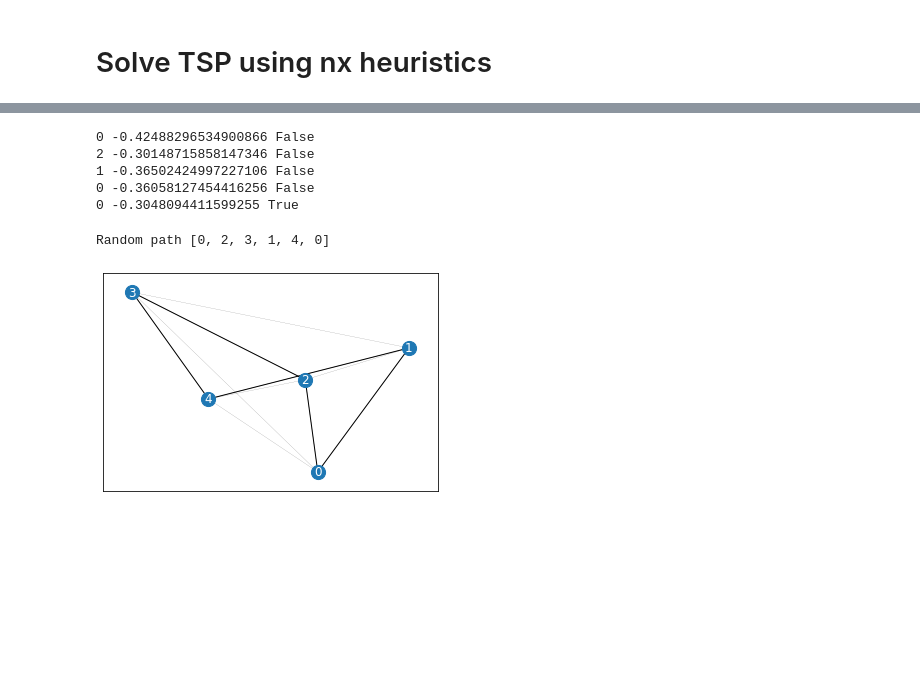
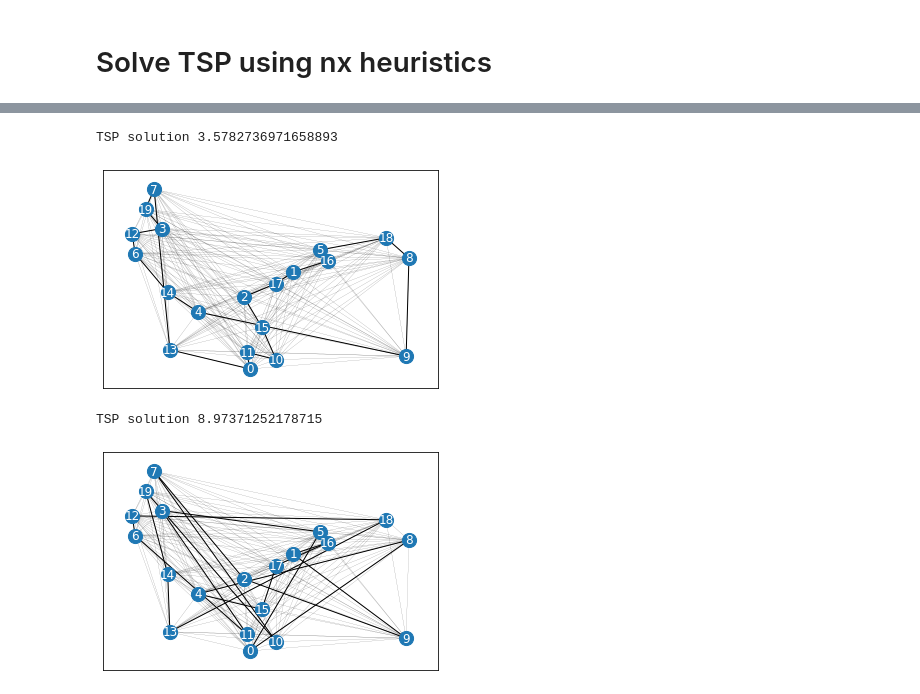
Before and after one commit to NREL/graph-env, a Jupyter notebook: docs/examples/tsp-env.ipynb, the cells around one changed output, grey strips where cells are left out. Drawn from its saved outputs; the diff is of its cells as text; code cells hidden in the pictures; blank space fills up the shorter version.

```diff
--- a/docs/examples/tsp-env.ipynb
+++ b/docs/examples/tsp-env.ipynb
@@ -65,24 +41,21 @@ env.__dict__
-# %%
-def sampler(mask):
-    choices = list(range(len([i for i in mask if i])))
-    return random.choice(choices)
-
-obs = env.reset()
-done = False
-reward = 0.
-while not done:
-    action = sampler(obs["action_mask"])
-    obs, rew, done, _ = env.step(action)
-    print(action, rew, done)
-# %% [output]
-0 -0.42488296534900866 False
-2 -0.30148715858147346 False
-1 -0.36502424997227106 False
-0 -0.36058127454416256 False
-0 -0.3048094411599255 True
-# %%
-print("Random path", path)
-_ = plot_network(G, path=env.state.tour)
-# %% [output]
-Random path [0, 2, 3, 1, 4, 0]
-[figure, removed]
+# %%
+from networkx.algorithms.approximation.traveling_salesman import greedy_tsp
+
+path_greedy = tsp(G, cycle=True, method=greedy_tsp)
+print("TSP solution", calc_cost(path_greedy))
+
+_ = plot_network(G, path=path_greedy)
+# %% [output]
+TSP solution 3.5782736971658893
+[figure, added]
+# %%
+from functools import partial
+from graphenv.examples.tsp.graph_utils import random_tsp
+
+path_random = tsp(G, cycle=True, method=partial(random_tsp, seed=1))
+print("TSP solution", calc_cost(path_random))
+
+_ = plot_network(G, path=path_random)
+# %% [output]
+TSP solution 8.97371252178715
+[figure, added]
```
Also changed, not shown: parts of 7 cells of this notebook, 1 other file.
